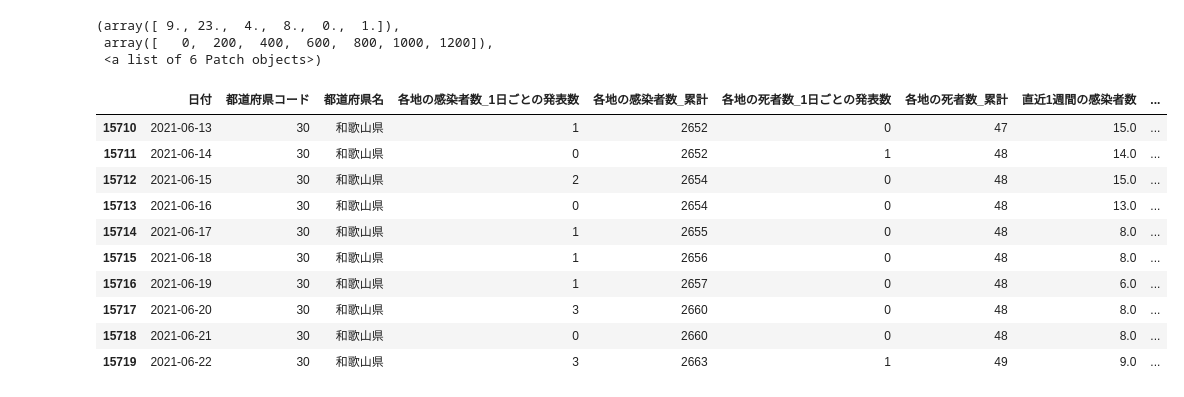
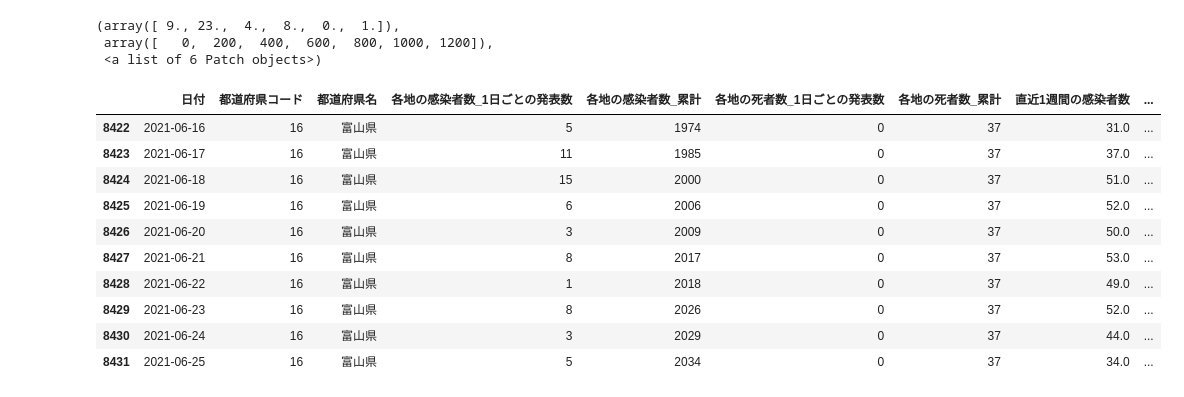
Before and after one commit to marzg510/data-analyze-covid-19, a Jupyter notebook: covid-19-jp-nhk-pref-latest.ipynb, the cells around one changed output. Saved outputs shown, nothing was run; the diff lists cells and outputs as text; code cells hidden in the pictures.

```diff
--- a/covid-19-jp-nhk-pref-latest.ipynb
+++ b/covid-19-jp-nhk-pref-latest.ipynb
@@ -361,16 +361,16 @@ plt.hist(all_jp_desc["10万人当たりの感染者数"],bins=[0,200,400,600,800
  array([   0,  200,  400,  600,  800, 1000, 1200]),
  <a list of 6 Patch objects>)
 # %%
-pref[pref["都道府県名"]=="和歌山県"].tail(10)
+pref[pref["都道府県名"]=="富山県"].tail(10)
 # %% [output]
 |  | 日付 | 都道府県コード | 都道府県名 | 各地の感染者数_1日ごとの発表数 | 各地の感染者数_累計 | 各地の死者数_1日ごとの発表数 | 各地の死者数_累計 | 直近1週間の感染者数 | ... |
-| 15710 | 2021-06-13 | 30 | 和歌山県 | 1 | 2652 | 0 | 47 | 15.0 | ... |
-| 15711 | 2021-06-14 | 30 | 和歌山県 | 0 | 2652 | 1 | 48 | 14.0 | ... |
-| 15712 | 2021-06-15 | 30 | 和歌山県 | 2 | 2654 | 0 | 48 | 15.0 | ... |
-| 15713 | 2021-06-16 | 30 | 和歌山県 | 0 | 2654 | 0 | 48 | 13.0 | ... |
-| 15714 | 2021-06-17 | 30 | 和歌山県 | 1 | 2655 | 0 | 48 | 8.0 | ... |
-| 15715 | 2021-06-18 | 30 | 和歌山県 | 1 | 2656 | 0 | 48 | 8.0 | ... |
-| 15716 | 2021-06-19 | 30 | 和歌山県 | 1 | 2657 | 0 | 48 | 6.0 | ... |
-| 15717 | 2021-06-20 | 30 | 和歌山県 | 3 | 2660 | 0 | 48 | 8.0 | ... |
-| 15718 | 2021-06-21 | 30 | 和歌山県 | 0 | 2660 | 0 | 48 | 8.0 | ... |
-| 15719 | 2021-06-22 | 30 | 和歌山県 | 3 | 2663 | 1 | 49 | 9.0 | ... |
+| 8422 | 2021-06-16 | 16 | 富山県 | 5 | 1974 | 0 | 37 | 31.0 | ... |
+| 8423 | 2021-06-17 | 16 | 富山県 | 11 | 1985 | 0 | 37 | 37.0 | ... |
+| 8424 | 2021-06-18 | 16 | 富山県 | 15 | 2000 | 0 | 37 | 51.0 | ... |
+| 8425 | 2021-06-19 | 16 | 富山県 | 6 | 2006 | 0 | 37 | 52.0 | ... |
+| 8426 | 2021-06-20 | 16 | 富山県 | 3 | 2009 | 0 | 37 | 50.0 | ... |
+| 8427 | 2021-06-21 | 16 | 富山県 | 8 | 2017 | 0 | 37 | 53.0 | ... |
+| 8428 | 2021-06-22 | 16 | 富山県 | 1 | 2018 | 0 | 37 | 49.0 | ... |
+| 8429 | 2021-06-23 | 16 | 富山県 | 8 | 2026 | 0 | 37 | 52.0 | ... |
+| 8430 | 2021-06-24 | 16 | 富山県 | 3 | 2029 | 0 | 37 | 44.0 | ... |
+| 8431 | 2021-06-25 | 16 | 富山県 | 5 | 2034 | 0 | 37 | 34.0 | ... |
```
Also changed, not shown: parts of 16 cells of this notebook, 37 other files.
